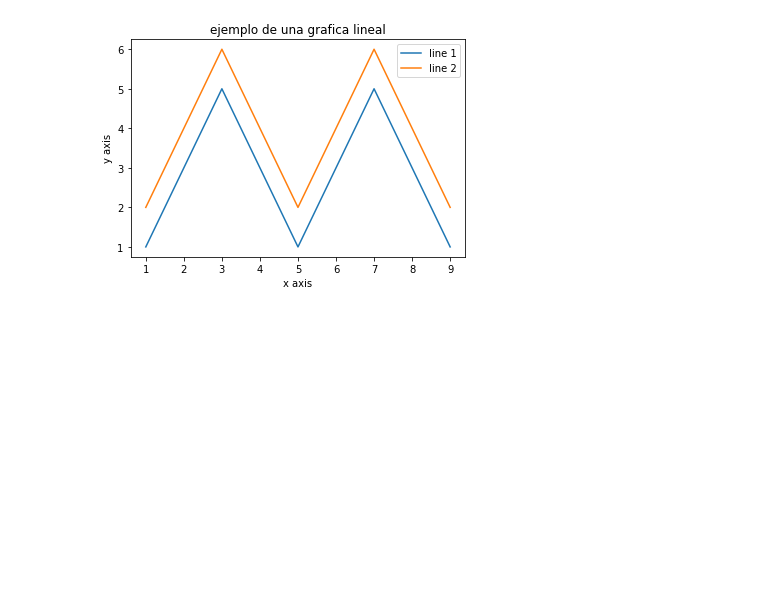
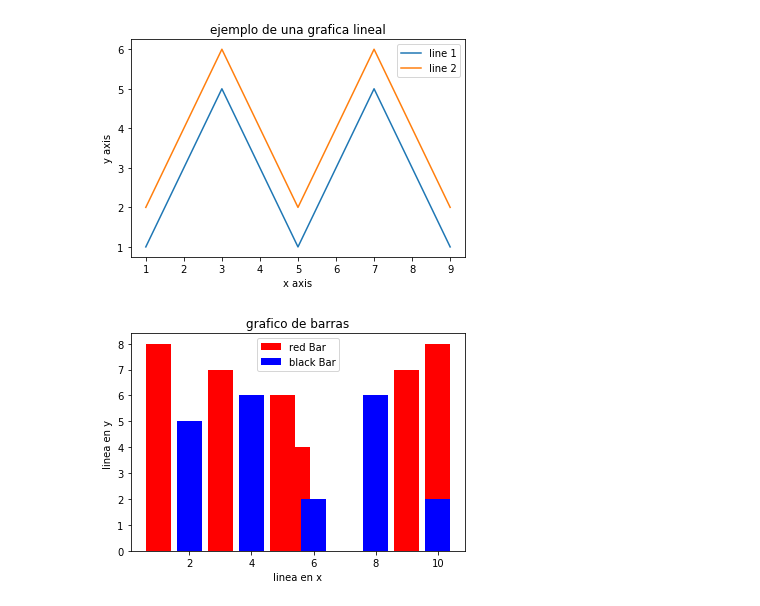
Before and after one commit to jomejia06/programacion2semestre, a Jupyter notebook: lenguaje1.ipynb, the cells around one changed output. Saved outputs shown, nothing was run; the diff lists cells and outputs as text; code cells hidden in the pictures; blank space fills up the shorter version.

```diff
--- a/lenguaje1.ipynb
+++ b/lenguaje1.ipynb
@@ -16,3 +16,26 @@ ptl.legend()
 ptl.show()
 # %% [output]
 [figure]
+# %%
+import matplotlib.pyplot as plt
+
+# Look at index 4 and 6, which demonstrate overlapping cases.
+x1 = [1, 3, 5, 5.5, 9, 10, 9]
+y1 = [8, 7, 6, 4, 7, 8, 3]
+
+x2 = [2, 4, 6, 8, 10]
+y2 = [5, 6, 2, 6, 2]
+
+# Colors: https://matplotlib.org/api/colors_api.html
+
+plt.bar(x1, y1, label="red Bar", color='r')
+plt.bar(x2, y2, label="black Bar", color='b')
+plt.plot()
+
+plt.xlabel("linea en x")
+plt.ylabel("linea en y ")
+plt.title("grafico de barras")
+plt.legend()
+plt.show()
+# %% [output]
+[figure, added]
```
Also changed, not shown: parts of 2 cells of this notebook.
